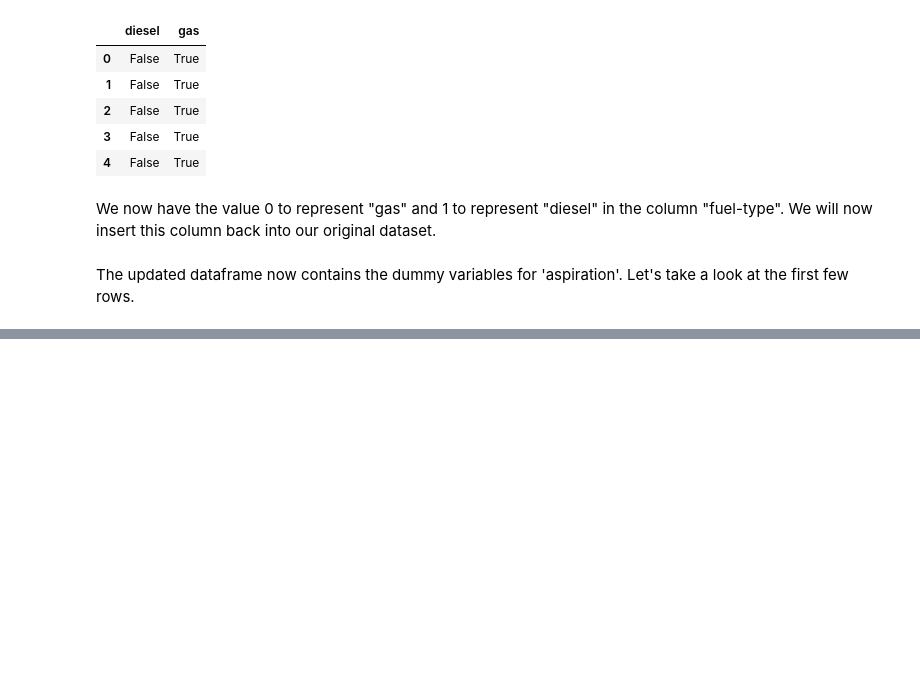
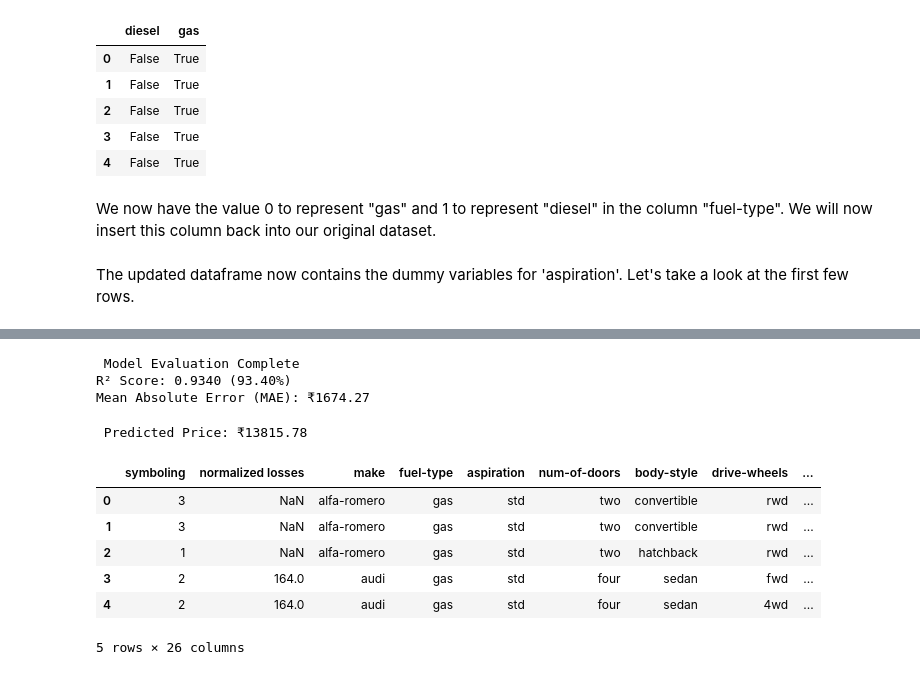
Before and after one commit to Vijaya-098/Awdc-KKd, a Jupyter notebook: chapter_appendix-tools-for-deep-learning/jupyter.ipynb, the cells around one changed output, grey strips where cells are left out. Drawn from its saved outputs; the diff is of its cells as text; code cells hidden in the pictures; blank space fills up the shorter version.

```diff
--- a/chapter_appendix-tools-for-deep-learning/jupyter.ipynb
+++ b/chapter_appendix-tools-for-deep-learning/jupyter.ipynb
@@ -572,0 +617,15 @@ display(df.head())
+# %%
+# Replace '?' with NaN
+df.replace('?', np.nan, inplace=True)
+# %%
+# Convert numeric columns safely
+numeric_convert = ['normalized losses', 'bore', 'stroke', 'horsepower', 'peak-rpm', 'price']
+for col in numeric_convert:
+    df[col] = pd.to_numeric(df[col], errors='coerce')
+# %%
+# Drop rows without target
+df.dropna(subset=['price'], inplace=True)
+# %%
+# Drop columns with too many missing values (>40%)
+missing_ratio = df.isnull().mean()
+df = df.drop(columns=missing_ratio[missing_ratio > 0.4].index)
@@ -572,0 +691,61 @@ display(df.head())
+# %%
+# Evaluate
+y_pred = model.predict(X_test)
+r2 = r2_score(y_test, y_pred)
+mae = mean_absolute_error(y_test, y_pred)
+
+print("\n Model Evaluation Complete")
+print(f"R² Score: {r2:.4f} ({r2*100:.2f}%)")
+print(f"Mean Absolute Error (MAE): ₹{mae:.2f}")
+# %% [output]
+ Model Evaluation Complete
+R² Score: 0.9340 (93.40%)
+Mean Absolute Error (MAE): ₹1674.27
+# %%
+example_car = {
+    "make": "alfa-romero",
+    "fuel-type": "gas",
+    "normalized losses":115.0,
+    "aspiration": "std",
+    "num-of-doors": "two",
+    "body-style": "convertible",
+    "compression ratio": 9.0,
+    "drive-wheels": "rwd",
+    "engine-location": "front",
+    "wheel-base": 88.6,
+    "length": 168.8,
+    "width": 64.1,
+    "height": 48.8,
+    "curb-weight": 2548,
+    "engine-type": "dohc",
+    "num-of-cylinders": "four",
+    "engine-size": 130,
+    "fuel-system": "mpfi",
+    "bore": 3.47,
+    "symboling":3,
+    "stroke": 2.68,
+    "compression-ratio": 9.0,
+    "horsepower": 111.0,
+    "peak-rpm": 5000,
+    "city-mpg": 21,
+    "highway-mpg": 27
+}
+
+# Convert to DataFrame
+input_df = pd.DataFrame([example_car])
+
+# Predict price
+predicted_price = model.predict(input_df)[0]
+print(f" Predicted Price: ₹{predicted_price:.2f}")
+# %% [output]
+ Predicted Price: ₹13815.78
+# %%
+df.head()
+# %% [output]
+|  | symboling | normalized losses | make | fuel-type | aspiration | num-of-doors | body-style | drive-wheels | ... |
+| 0 | 3 | NaN | alfa-romero | gas | std | two | convertible | rwd | ... |
+| 1 | 3 | NaN | alfa-romero | gas | std | two | convertible | rwd | ... |
+| 2 | 1 | NaN | alfa-romero | gas | std | two | hatchback | rwd | ... |
+| 3 | 2 | 164.0 | audi | gas | std | four | sedan | fwd | ... |
+| 4 | 2 | 164.0 | audi | gas | std | four | sedan | 4wd | ... |
+5 rows × 26 columns
```
Also changed, not shown: parts of 23 cells of this notebook.
